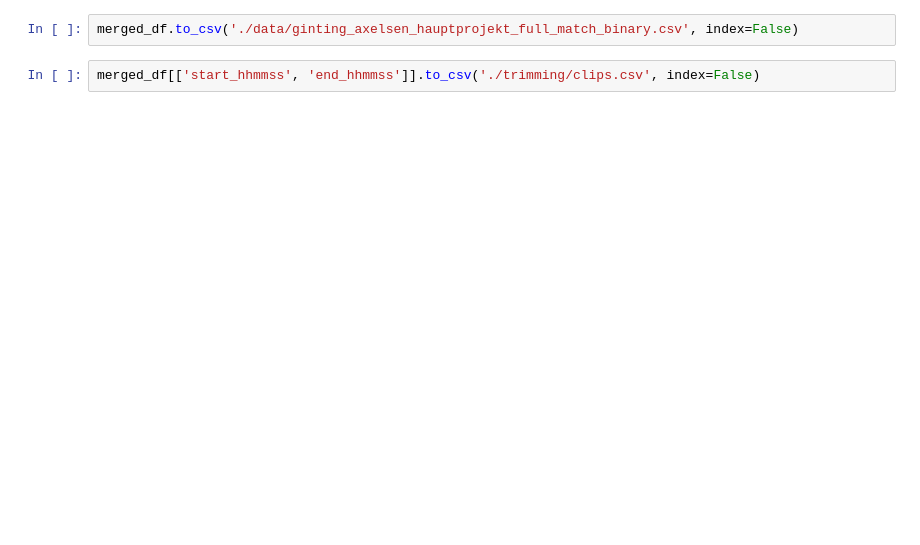
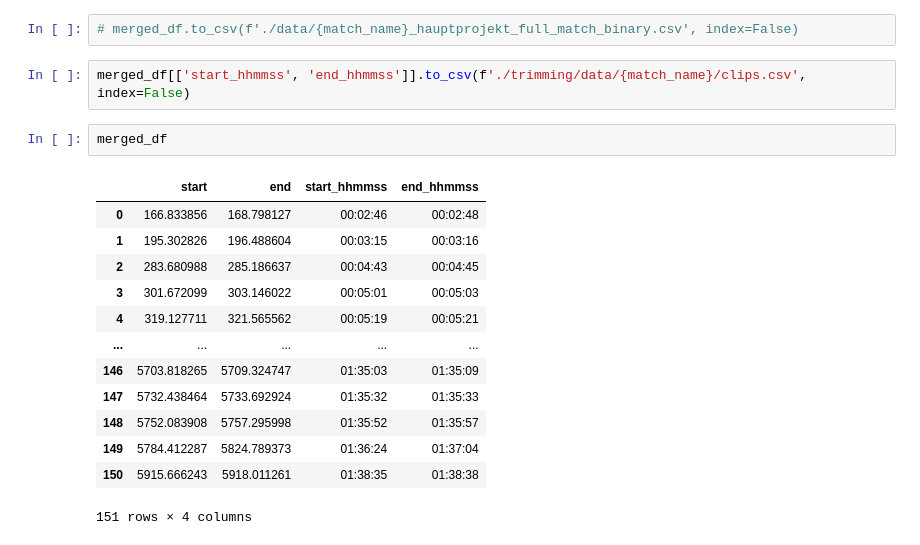
Before and after one commit to phubinhdang/E2E-TAD-Badminton, a Jupyter notebook: Evaluation/eval_badminton_full_match_binary.ipynb, the cells around one changed output. Saved outputs shown, nothing was run; the diff lists cells and outputs as text; blank space fills up the shorter version.

```diff
--- a/Evaluation/eval_badminton_full_match_binary.ipynb
+++ b/Evaluation/eval_badminton_full_match_binary.ipynb
@@ -90,4 +111,20 @@ merged_df
 # %%
-merged_df.to_csv('./data/ginting_axelsen_hauptprojekt_full_match_binary.csv', index=False)
+# merged_df.to_csv(f'./data/{match_name}_hauptprojekt_full_match_binary.csv', index=False)
 # %%
-merged_df[['start_hhmmss', 'end_hhmmss']].to_csv('./trimming/clips.csv', index=False)
+merged_df[['start_hhmmss', 'end_hhmmss']].to_csv(f'./trimming/data/{match_name}/clips.csv', index=False)
+# %%
+merged_df
+# %% [output]
+|  | start | end | start_hhmmss | end_hhmmss |
+| 0 | 166.833856 | 168.798127 | 00:02:46 | 00:02:48 |
+| 1 | 195.302826 | 196.488604 | 00:03:15 | 00:03:16 |
+| 2 | 283.680988 | 285.186637 | 00:04:43 | 00:04:45 |
+| 3 | 301.672099 | 303.146022 | 00:05:01 | 00:05:03 |
+| 4 | 319.127711 | 321.565562 | 00:05:19 | 00:05:21 |
+| ... | ... | ... | ... | ... |
+| 146 | 5703.818265 | 5709.324747 | 01:35:03 | 01:35:09 |
+| 147 | 5732.438464 | 5733.692924 | 01:35:32 | 01:35:33 |
+| 148 | 5752.083908 | 5757.295998 | 01:35:52 | 01:35:57 |
+| 149 | 5784.412287 | 5824.789373 | 01:36:24 | 01:37:04 |
+| 150 | 5915.666243 | 5918.011261 | 01:38:35 | 01:38:38 |
+151 rows × 4 columns
```
Also changed, not shown: parts of 8 cells of this notebook, 2 other files.
